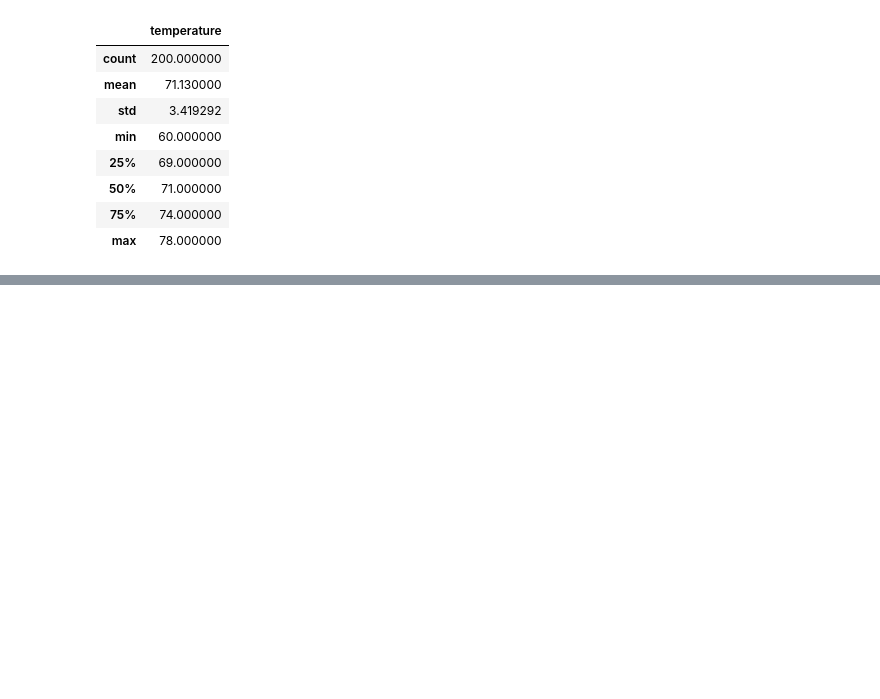
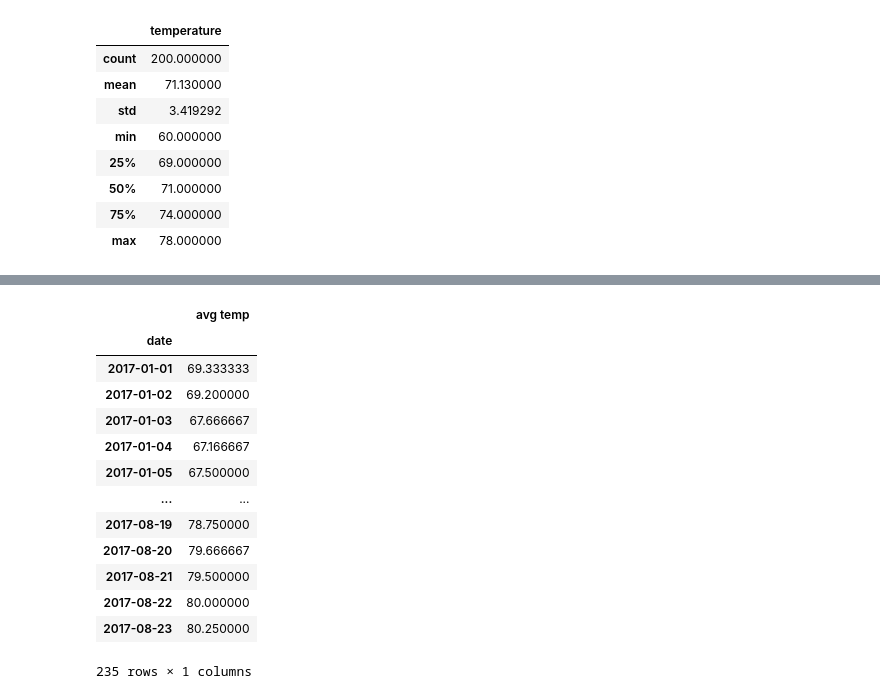
Before and after one commit to briannaso/surfs_up, a Jupyter notebook: SurfsUp_Challenge.ipynb, the cells around one changed output, grey strips where cells are left out. Cells and saved outputs as stored; diff of their text form; code cells hidden in the pictures; blank space fills up the shorter version.

```diff
--- a/SurfsUp_Challenge.ipynb
+++ b/SurfsUp_Challenge.ipynb
@@ -155,0 +196,19 @@ dec_df.describe()
+# %%
+temp_data_2017 = temps_2017
+temps_2017_df = pd.DataFrame(temp_data_2017, columns = ['date', 'avg temp']).groupby(['date']).mean()
+temps_2017_df
+# %% [output]
+|  | avg temp |
+| date |  |
+| 2017-01-01 | 69.333333 |
+| 2017-01-02 | 69.200000 |
+| 2017-01-03 | 67.666667 |
+| 2017-01-04 | 67.166667 |
+| 2017-01-05 | 67.500000 |
+| ... | ... |
+| 2017-08-19 | 78.750000 |
+| 2017-08-20 | 79.666667 |
+| 2017-08-21 | 79.500000 |
+| 2017-08-22 | 80.000000 |
+| 2017-08-23 | 80.250000 |
+235 rows × 1 columns
```
Also changed, not shown: parts of 10 cells of this notebook, 6 other files.
